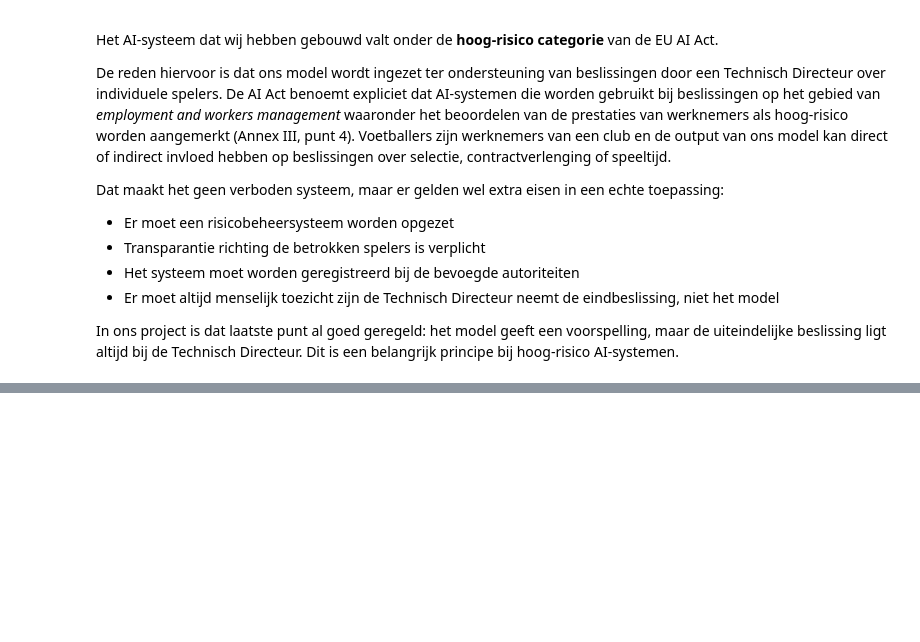
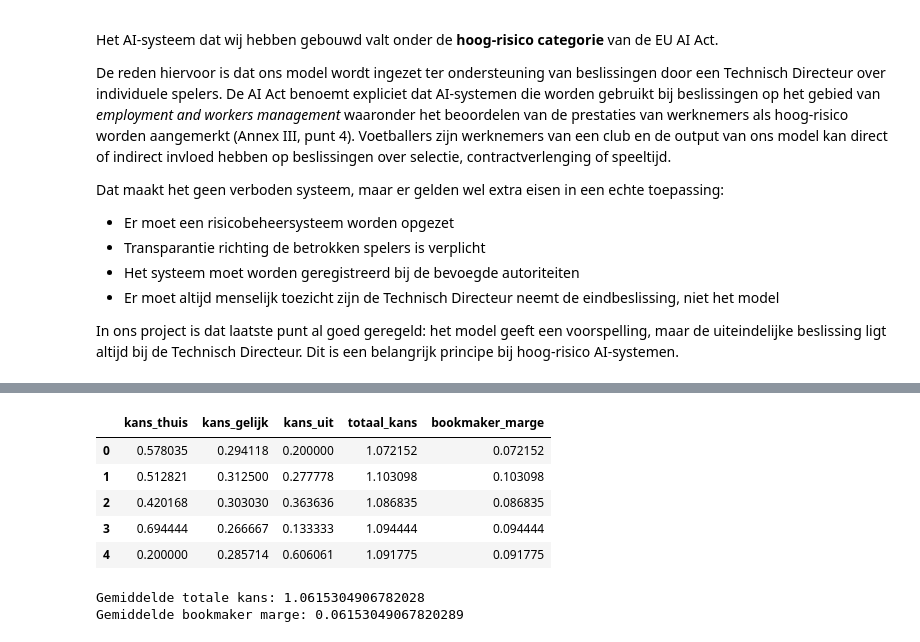
Before and after one commit to Ardjun6/Groep6-datalab2, a Jupyter notebook: fc_barcelona_analysis.ipynb, the cells around one changed output, grey strips where cells are left out. Saved outputs shown, nothing was run; the diff lists cells and outputs as text; code cells hidden in the pictures; blank space fills up the shorter version.

Commit message:
opdracht 1.1 gemaakt over voorspelling vergelijken van bet365 : kans thuis, kans gelijik en kans_uit

```diff
--- a/fc_barcelona_analysis.ipynb
+++ b/fc_barcelona_analysis.ipynb
@@ -2096,0 +2107,39 @@ In ons project is dat laatste punt al goed geregeld: het model geeft een voorspe
+# %%
+# Kies bookmaker
+bookmaker = "B365"
+
+# Kolommen met odds
+odds_kolommen = {
+    f"{bookmaker}H": "kans_thuis",
+    f"{bookmaker}D": "kans_gelijk",
+    f"{bookmaker}A": "kans_uit"
+}
+
+# Odds selecteren en lege waardes verwijderen
+bookmaker_kansen = match_df[list(odds_kolommen.keys())].dropna().copy()
+
+# Odds omrekenen naar kansen: kans = 1 / odd
+bookmaker_kansen = 1 / bookmaker_kansen
+
+# Kolomnamen duidelijker maken
+bookmaker_kansen = bookmaker_kansen.rename(columns=odds_kolommen)
+
+# Totale kans berekenen
+bookmaker_kansen["totaal_kans"] = bookmaker_kansen.sum(axis=1)
+
+# Bookmaker marge berekenen
+bookmaker_kansen["bookmaker_marge"] = bookmaker_kansen["totaal_kans"] - 1
+
+display(bookmaker_kansen.head())
+
+print("Gemiddelde totale kans:", bookmaker_kansen["totaal_kans"].mean())
+print("Gemiddelde bookmaker marge:", bookmaker_kansen["bookmaker_marge"].mean())
+# %% [output]
+|  | kans_thuis | kans_gelijk | kans_uit | totaal_kans | bookmaker_marge |
+| 0 | 0.578035 | 0.294118 | 0.200000 | 1.072152 | 0.072152 |
+| 1 | 0.512821 | 0.312500 | 0.277778 | 1.103098 | 0.103098 |
+| 2 | 0.420168 | 0.303030 | 0.363636 | 1.086835 | 0.086835 |
+| 3 | 0.694444 | 0.266667 | 0.133333 | 1.094444 | 0.094444 |
+| 4 | 0.200000 | 0.285714 | 0.606061 | 1.091775 | 0.091775 |
+Gemiddelde totale kans: 1.0615304906782028
+Gemiddelde bookmaker marge: 0.06153049067820289
```
Also changed, not shown: parts of 3 cells of this notebook, 1 other file.
